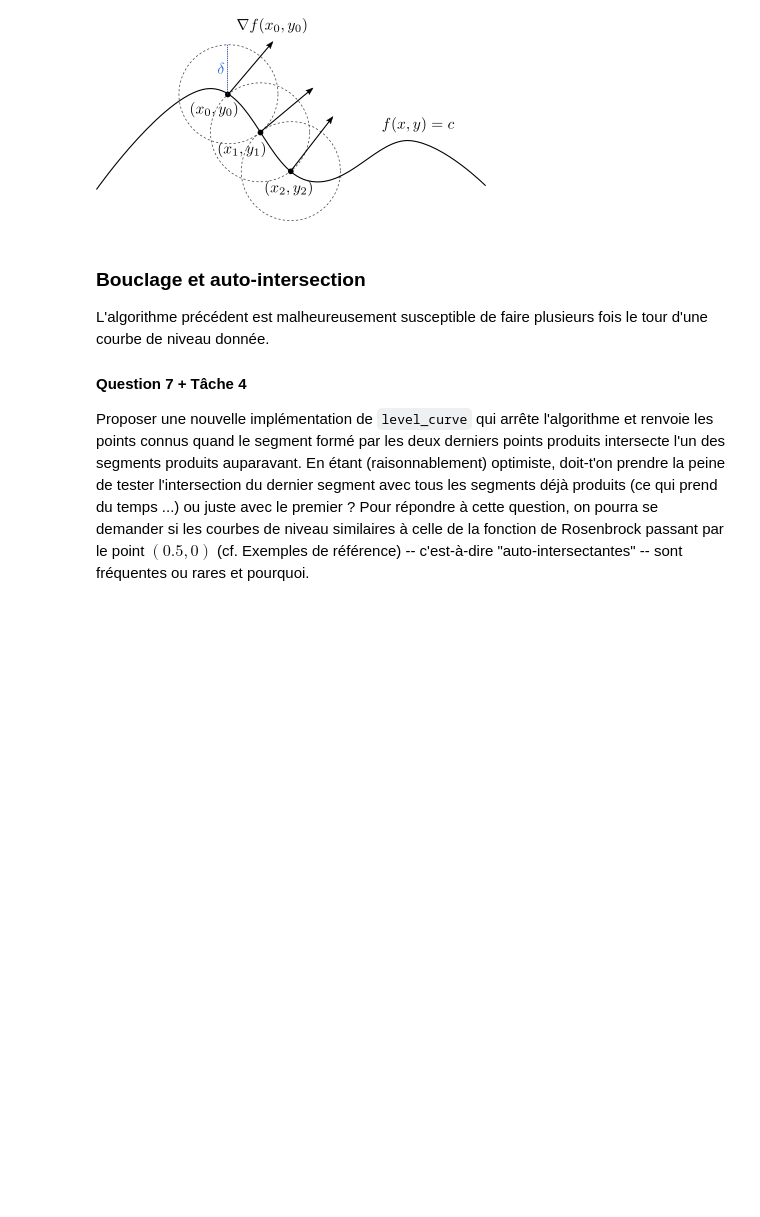
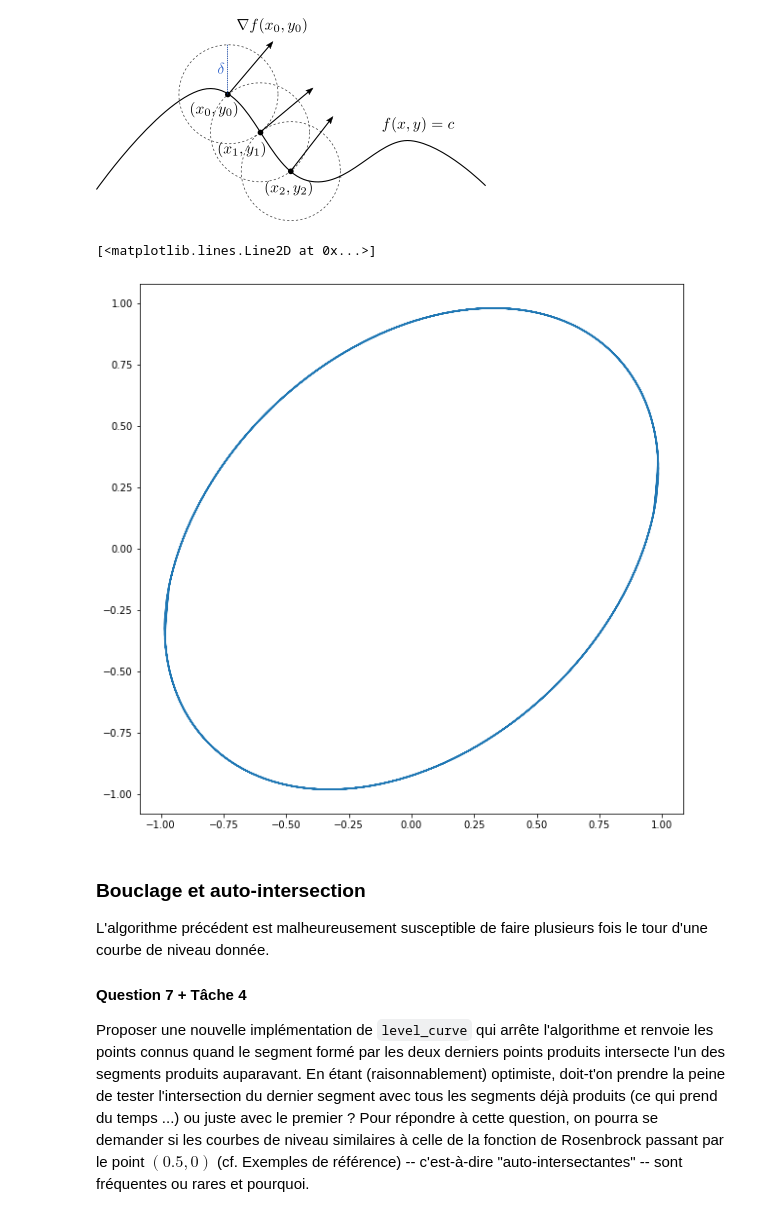
Before and after one commit to GabrielCi77/CalculDiffProjet1CiorKarroucha, a Jupyter notebook: Courbes de niveau - Enoncé.ipynb, the cells around one changed output. Drawn from its saved outputs; the diff is of its cells as text; code cells hidden in the pictures; blank space fills up the shorter version.

```diff
--- a/Courbes de niveau - Enoncé.ipynb
+++ b/Courbes de niveau - Enoncé.ipynb
@@ -235,3 +235,7 @@ Nous voyons donc que $p(x_1,x_2)$ est donc le determinant de la matrice $M(x) :=
+# %%
+def p(f,x1,x2,x10,x20):
+    gf=grad(f)(x10,x20)
+    return(gf[1]*(x1-x10)-gf[0]*(x2-x20)/(np.sqrt(gf[1]**2+gf[0]**2)))
 # %% [markdown]
 #### Question 3
 
@@ -263,7 +304,7 @@ L'application à laquelle nous destinons la fonction `Newton` demande-t'elle une
 Choisir une valeur de `eps` qui semble raisonnable et justifier l'ordre de grandeur choisi.
 # %%
 N = 100
-eps = 10e-5
+eps = 10e-2
 # %% [markdown]
 #### Réponse 5
 
@@ -274,9 +315,10 @@ L'utilisation des doubles pour travailler induit forcément des erreurs d'arrond
 Implémenter la fonction `Newton` en complétant le canevas ci-dessous
 # %%
 def Newton(F, x0, y0, eps=eps, N=N):
-    ...
     for i in range(N):
-        ...
+        A=np.linalg.solve(J(F)(x0,y0),F(x0,y0))
+        x=x0-A[0]
+        y=y0-A[1]
         if np.sqrt((x - x0)**2 + (y - y0)**2) <= eps:
             return x, y
         x0, y0 = x, y
@@ -293,9 +347,23 @@ Testez votre implémentation de la fonction `Newton` ! On suggère par exemple d
 Comment, en partant d'un point de référence $(x_0, y_0)$ tel que $f(x_0, y_0)=c$, peut-on générer avec la méthode de Newton un point $(x_1, y_1)$ également tel que $f(x_1, y_1) = c$, mais à une distance $\delta > 0$ de $(x_0, y_0)$ et qui soit "à droite" quand on est en $(x_0, y_0)$ et qu'on regarde dans la direction de $\nabla f(x_0, y_0)$ ? Implémenter la fonction `level_curve` qui répète ce procédé $N-1$ fois et renvoie un tableau NumPy de taille `(2, N)` contenant les coordonnées des points correspondants, puis valider graphiquement le résultat au moyen des exemples de référence.
 # %% [markdown]
 ![g%C3%A9n%C3%A9ration-points.png](attachment:g%C3%A9n%C3%A9ration-points.png)
-# %%
-def level_curve(f, x0, y0, delta=0.1, N=1000, eps=eps):
-   ...
+# %%
+def level_curve(f, x0, y0, delta=0.1, N_=1000, eps=eps):
+    x0_,y0_=x0,y0
+    c=f(x0,y0)
+    L=np.zeros((N_,2))
+    L[0]=(x0,y0)
+    def f_(x0,y0):
+        def f__(x,y):
+            return np.array([f(x,y)-c,p(f,x,y,x0,y0)-delta])
+        return f__
+    for i in range(1,N_):
+        (x0_,y0_)=Newton(f_(x0_,y0_),x0_,y0_)
+        L[i]=(x0_,y0_)
+    return L.transpose()
+# %% [output]
+[<matplotlib.lines.Line2D at 0x...>]
+[figure, added]
 # %% [markdown]
 ### Bouclage et auto-intersection
 
```
Also changed, not shown: parts of 10 cells of this notebook.
